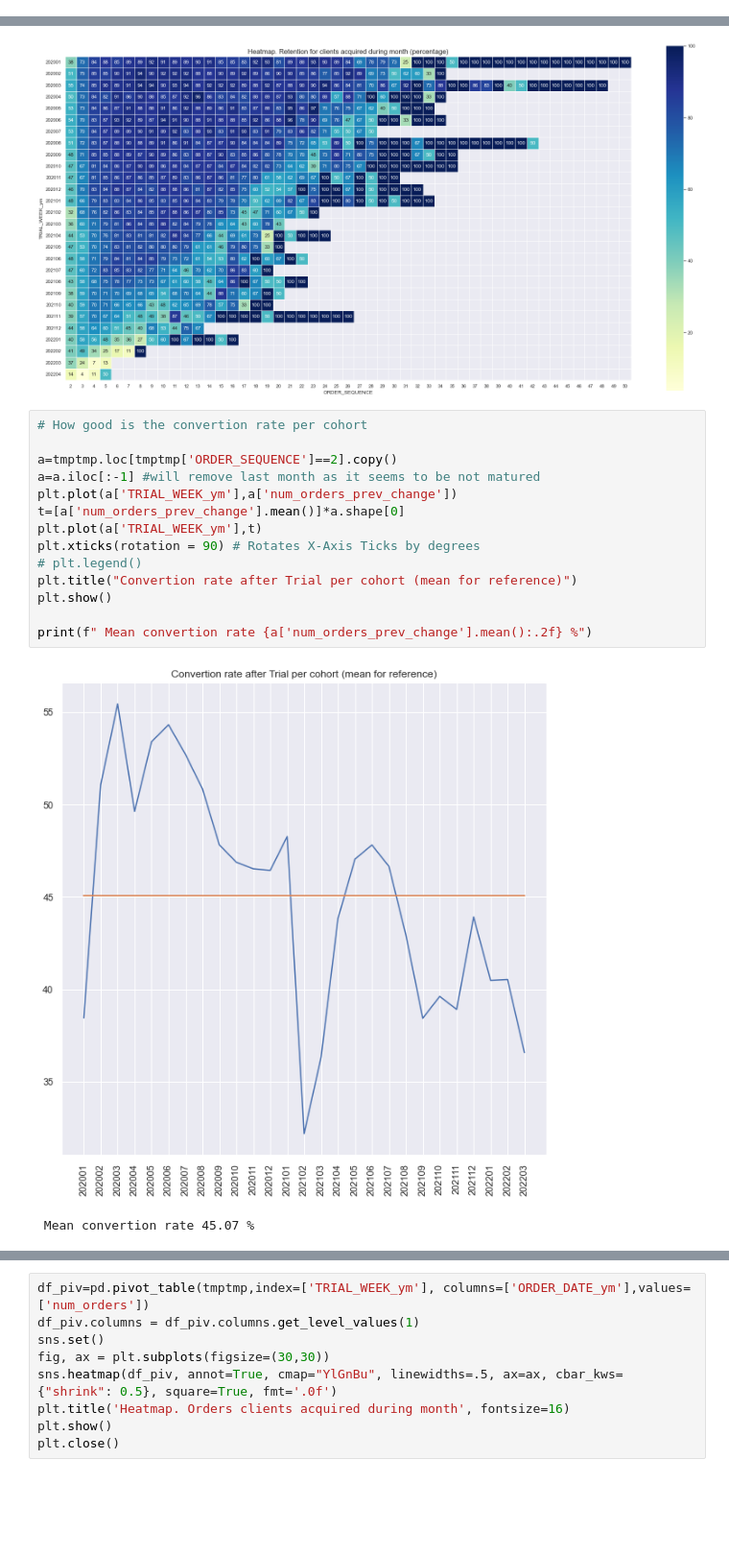
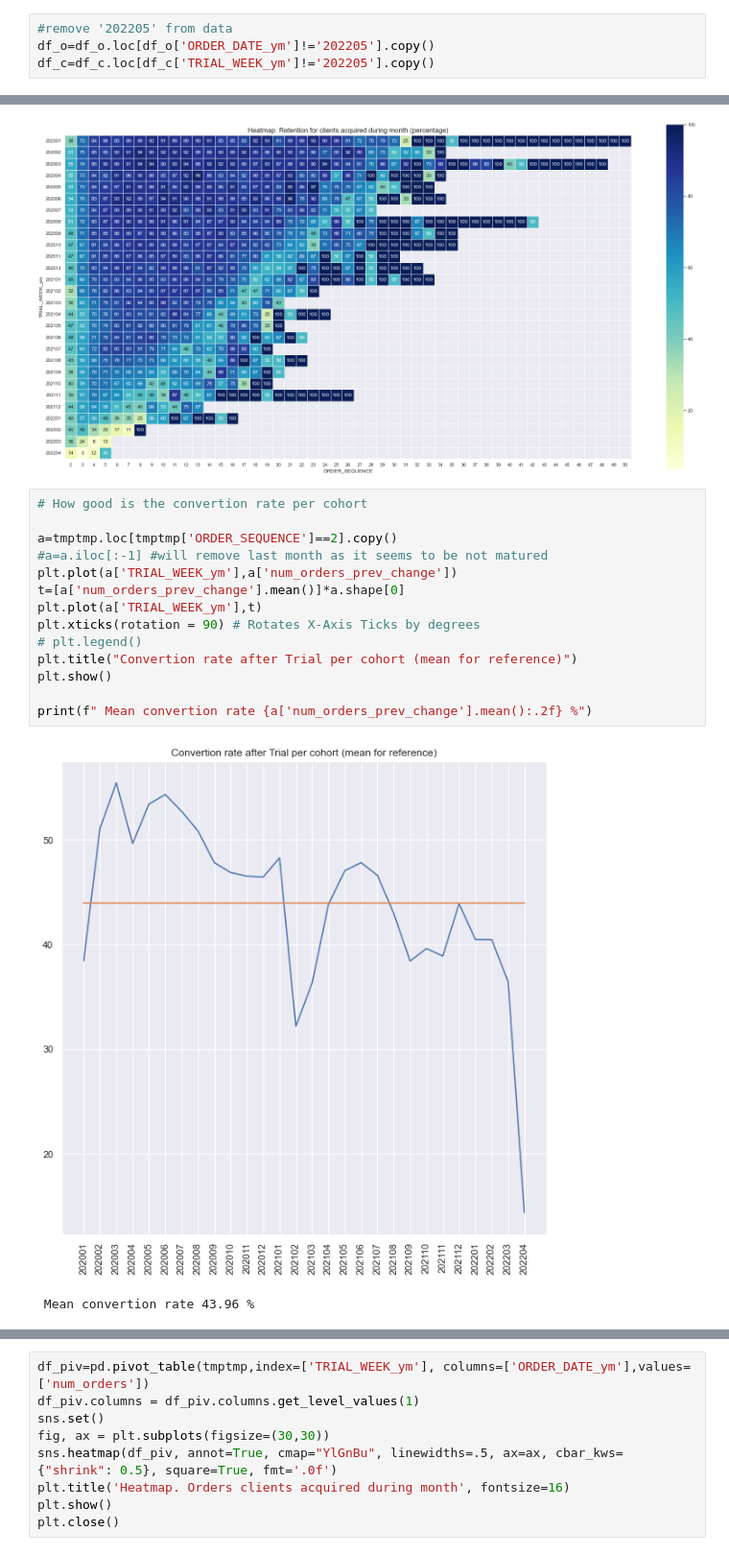
Before and after one commit to yurywallet/test_assignments, a Jupyter notebook: smalls/task_smalls.ipynb, the cells around one changed output, grey strips where cells are left out. Shown at 96% size. Drawn from its saved outputs; the diff is of its cells as text; blank space fills up the shorter version.

```diff
--- a/smalls/task_smalls.ipynb
+++ b/smalls/task_smalls.ipynb
@@ -429,3 +384,7 @@ NB. Data may contain orders of users without trial week
+# %%
+#remove '202205' from data
+df_o=df_o.loc[df_o['ORDER_DATE_ym']!='202205'].copy()
+df_c=df_c.loc[df_c['TRIAL_WEEK_ym']!='202205'].copy()
 # %%
 #check if all clients from Orders have data in Clients
 a=df_o[[cid,oid]].groupby([cid]).size().reset_index()
@@ -1086,20 +1047,20 @@ plt.close()
 # %%
 # How good is the convertion rate per cohort
 
 a=tmptmp.loc[tmptmp['ORDER_SEQUENCE']==2].copy()
-a=a.iloc[:-1] #will remove last month as it seems to be not matured
+#a=a.iloc[:-1] #will remove last month as it seems to be not matured
 plt.plot(a['TRIAL_WEEK_ym'],a['num_orders_prev_change'])
 t=[a['num_orders_prev_change'].mean()]*a.shape[0]
 plt.plot(a['TRIAL_WEEK_ym'],t)
 plt.xticks(rotation = 90) # Rotates X-Axis Ticks by degrees
 # plt.legend()
 plt.title("Convertion rate after Trial per cohort (mean for reference)")
 plt.show()
 
 print(f" Mean convertion rate {a['num_orders_prev_change'].mean():.2f} %")
 # %% [output]
-[figure, old version]
+[figure, new version]
- Mean convertion rate 45.07 %
+ Mean convertion rate 43.96 %
 # %%
 # in PCNT
 tmp=df_o.loc[df_o['ORDER_TYPE'].isin(['SUBSCRIPTION','TRIAL'])].copy()
```
Also changed, not shown: parts of 26 cells of this notebook, 1 other file.
